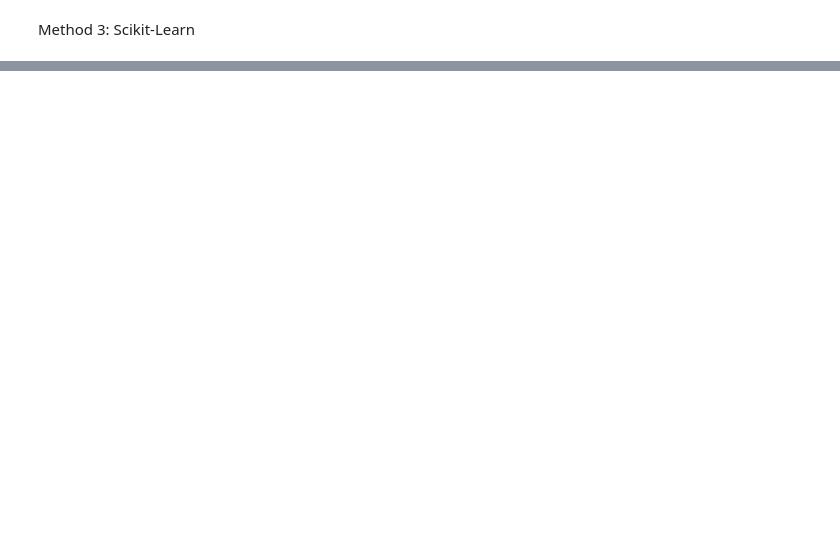
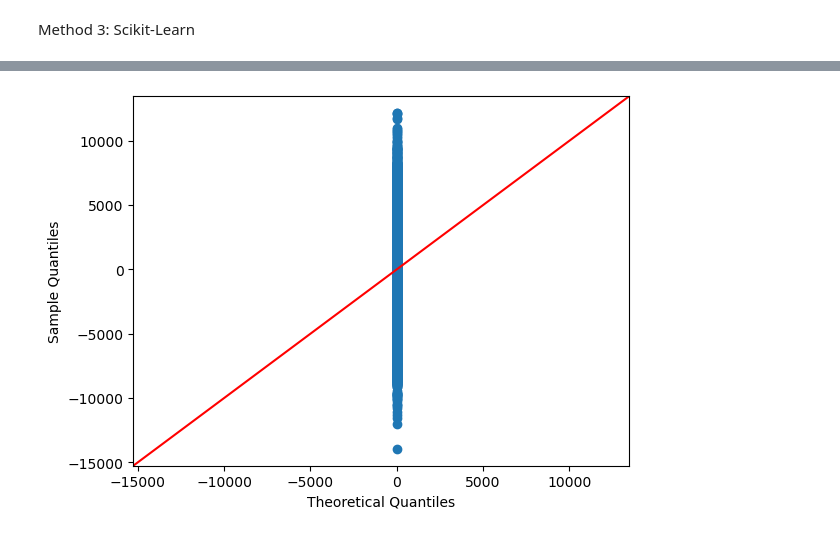
Before and after one commit to mahesakram/3mar, a Jupyter notebook: regression_training.ipynb, the cells around one changed output, grey strips where cells are left out. Saved outputs shown, nothing was run; the diff lists cells and outputs as text; code cells hidden in the pictures; blank space fills up the shorter version.

```diff
--- a/regression_training.ipynb
+++ b/regression_training.ipynb
@@ -118,0 +211,15 @@ y =  113.44 x +  3000
+# %%
+model = LinearRegression()
+model.fit(x_train_scaled,y_train)
+
+coeff = model.coef_
+coeff = list(np.concatenate(coeff))
+intercept = model.intercept_
+
+coeff_list = {
+    'feature': x_train.columns.tolist(),
+    'coefficient': coeff
+}
+
+print('Intercept : ', intercept)
+coeff_list = pd.DataFrame(coeff_list)
@@ -118,0 +247,19 @@ y =  113.44 x +  3000
+# %%
+y_train_predict = model.predict(x_train_scaled)
+y_test_predict = model.predict(x_test_scaled)
+
+print('MAE - Train Set  : ', mean_absolute_error(y_train, y_train_predict))
+print('MAE - Test Set   : ', mean_absolute_error(y_test, y_test_predict))
+print('')
+
+print('MSE - Train Set  : ', mean_squared_error(y_train, y_train_predict))
+print('MSE - Test Set   : ', mean_squared_error(y_test, y_test_predict))
+print('')
+
+print('RMSE - Train Set : ', mean_squared_error(y_train, y_train_predict, squared=False))
+print('RMSE - Test Set  : ', mean_squared_error(y_test, y_test_predict, squared=False))
+print('')
+
+print('R2 Score - Train Set : ', r2_score(y_train, y_train_predict))
+print('R2 Score - Test Set  : ', r2_score(y_test, y_test_predict))
+print('')
@@ -118,0 +278,7 @@ y =  113.44 x +  3000
+# %%
+y_test_residuals = y_test - y_test_predict
+
+sm.qqplot(y_test_residuals, line='45')
+plt.show()
+# %% [output]
+[figure, added]
```
Also changed, not shown: parts of 27 cells of this notebook.
